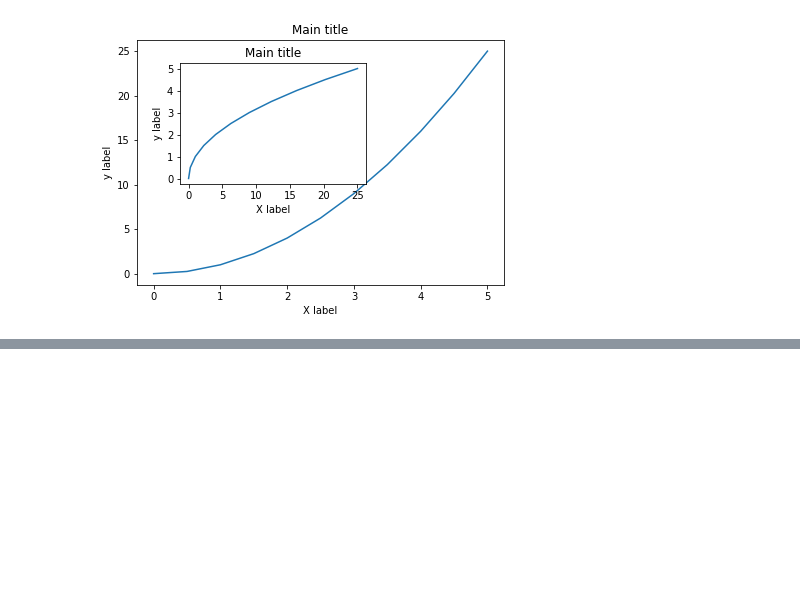
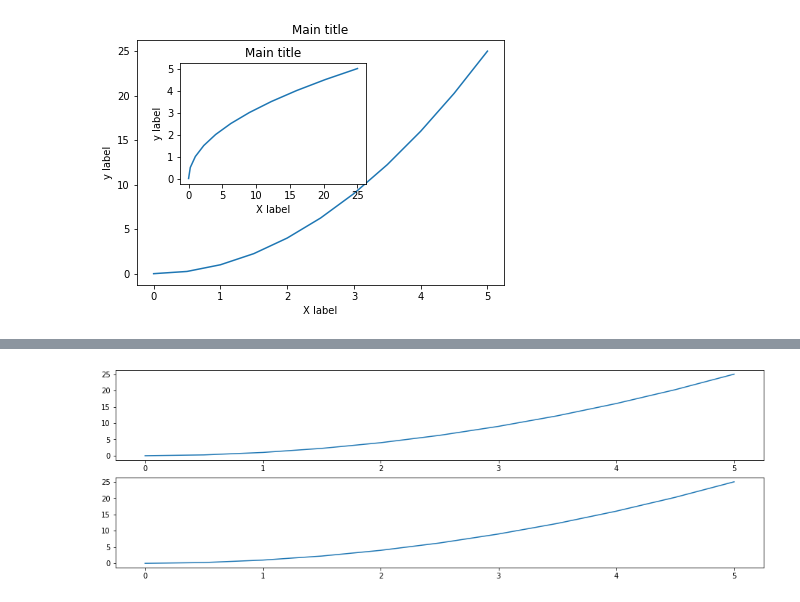
Before and after one commit to Berkat0789/Data_Analysis, a Jupyter notebook: review/MatPlotLib.ipynb, the cells around one changed output, grey strips where cells are left out. Saved outputs shown, nothing was run; the diff lists cells and outputs as text; code cells hidden in the pictures; blank space fills up the shorter version.

```diff
--- a/review/MatPlotLib.ipynb
+++ b/review/MatPlotLib.ipynb
@@ -75,0 +81,7 @@ plt.show()
+# %%
+#create a plot with a fig size
+fig_ure, axe_s = plt.subplots(2,1, figsize=(16,5))
+for ax in axe_s:
+    ax.plot(x,y)
+# %% [output]
+[figure, added]
```
Also changed, not shown: parts of 4 cells of this notebook, 2 other files.
